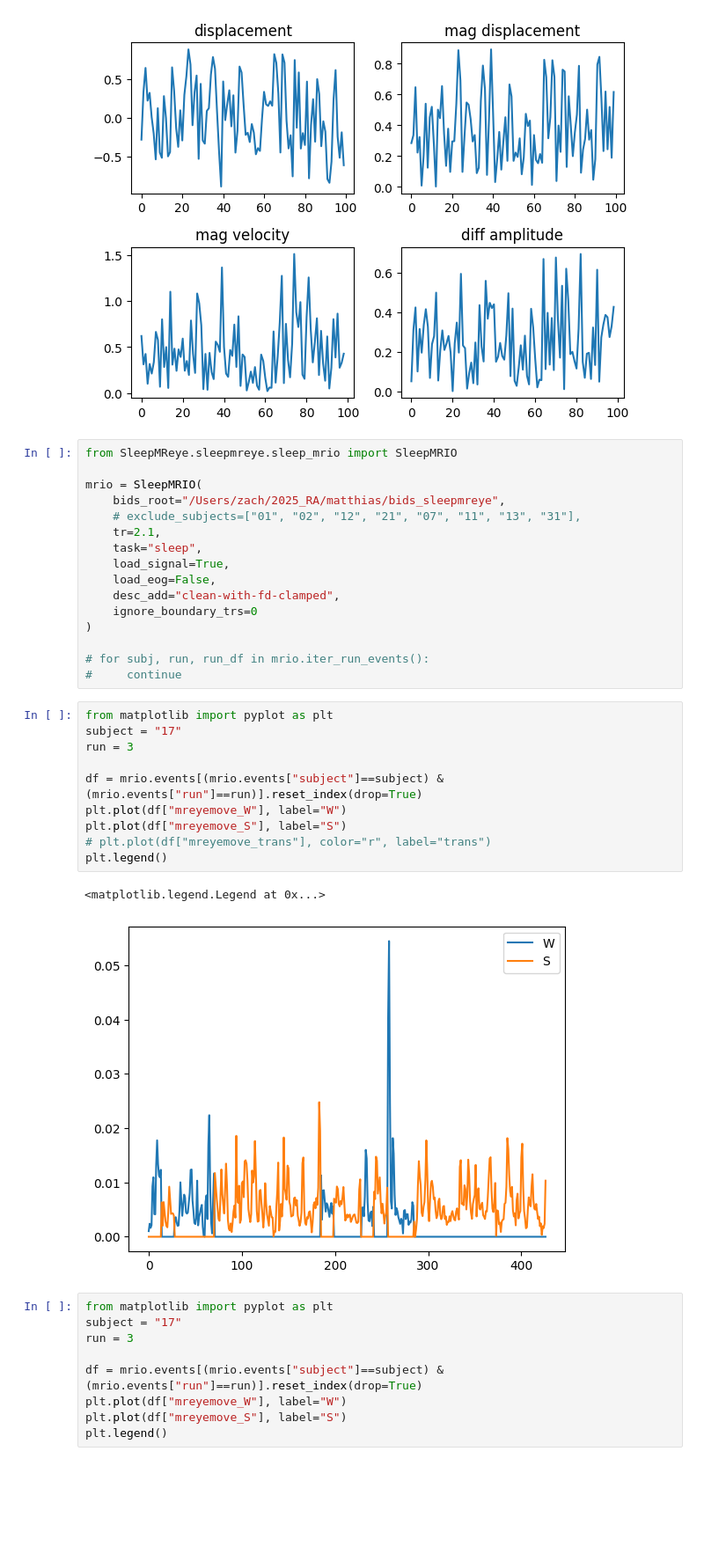
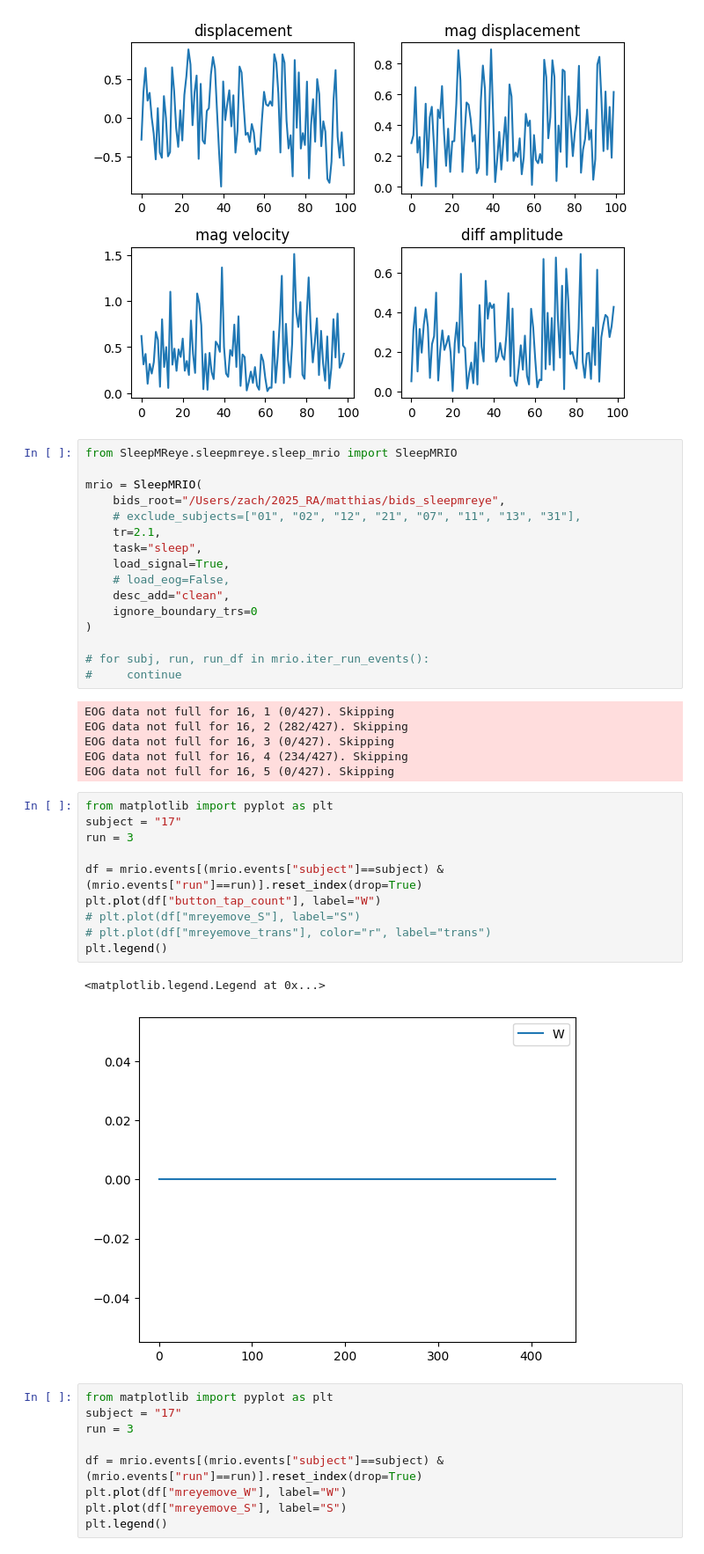
Before and after one commit to BCN-lab/sleepMReye, a Jupyter notebook: sleepmreye/notebooks/scratch.ipynb, the cells around one changed output. Shown at 88% size. Drawn from its saved outputs; the diff is of its cells as text; blank space fills up the shorter version.

Commit message:
Include button tapping from EEG

```diff
--- a/sleepmreye/notebooks/scratch.ipynb
+++ b/sleepmreye/notebooks/scratch.ipynb
@@ -89,26 +272,32 @@ mrio = SleepMRIO(
     tr=2.1,
     task="sleep",
     load_signal=True,
-    load_eog=False,
-    desc_add="clean-with-fd-clamped",
+    # load_eog=False,
+    desc_add="clean",
     ignore_boundary_trs=0
 )
 
 # for subj, run, run_df in mrio.iter_run_events():
 #     continue
+# %% [output]
+EOG data not full for 16, 1 (0/427). Skipping
+EOG data not full for 16, 2 (282/427). Skipping
+EOG data not full for 16, 3 (0/427). Skipping
+EOG data not full for 16, 4 (234/427). Skipping
+EOG data not full for 16, 5 (0/427). Skipping
 # %%
 from matplotlib import pyplot as plt
 subject = "17"
 run = 3
 
 df = mrio.events[(mrio.events["subject"]==subject) & (mrio.events["run"]==run)].reset_index(drop=True)
-plt.plot(df["mreyemove_W"], label="W")
-plt.plot(df["mreyemove_S"], label="S")
+plt.plot(df["button_tap_count"], label="W")
+# plt.plot(df["mreyemove_S"], label="S")
 # plt.plot(df["mreyemove_trans"], color="r", label="trans")
 plt.legend()
 # %% [output]
 <matplotlib.legend.Legend at 0x...>
-[figure, old version]
+[figure, new version]
 # %%
 from matplotlib import pyplot as plt
 subject = "17"
```
Also changed, not shown: parts of 6 cells of this notebook, 13 other files.
